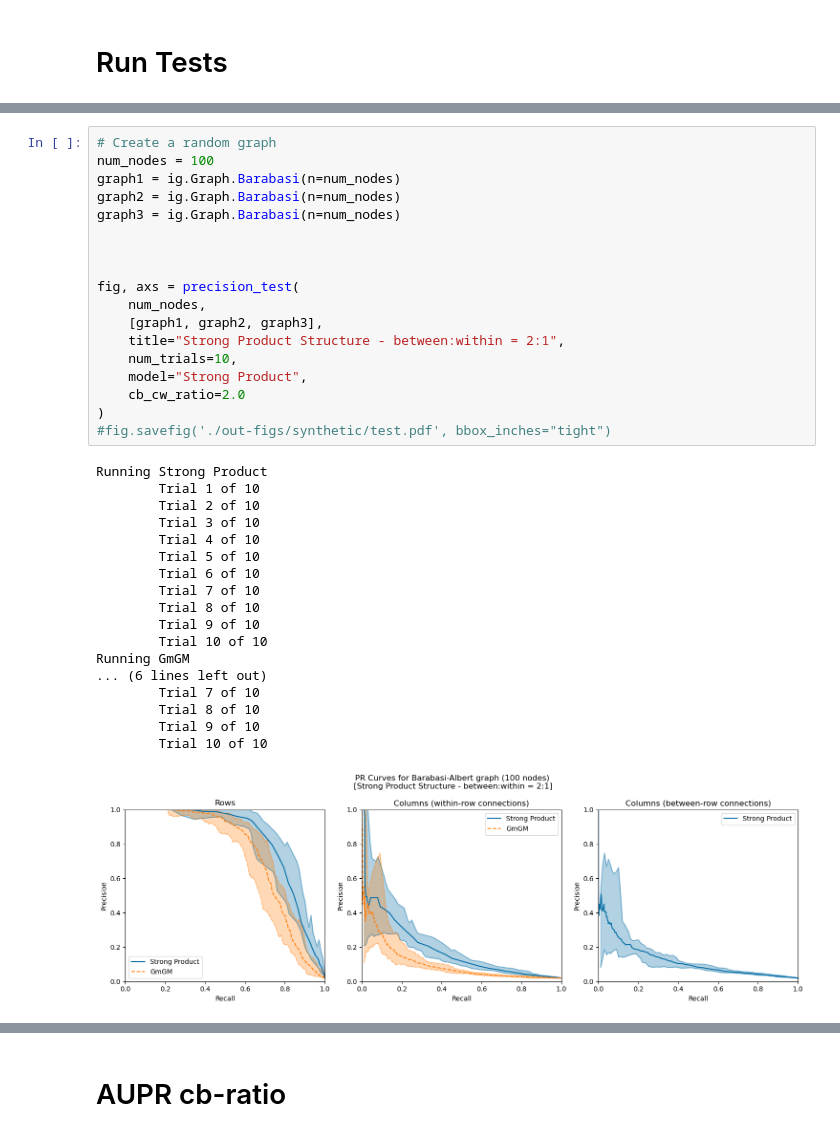
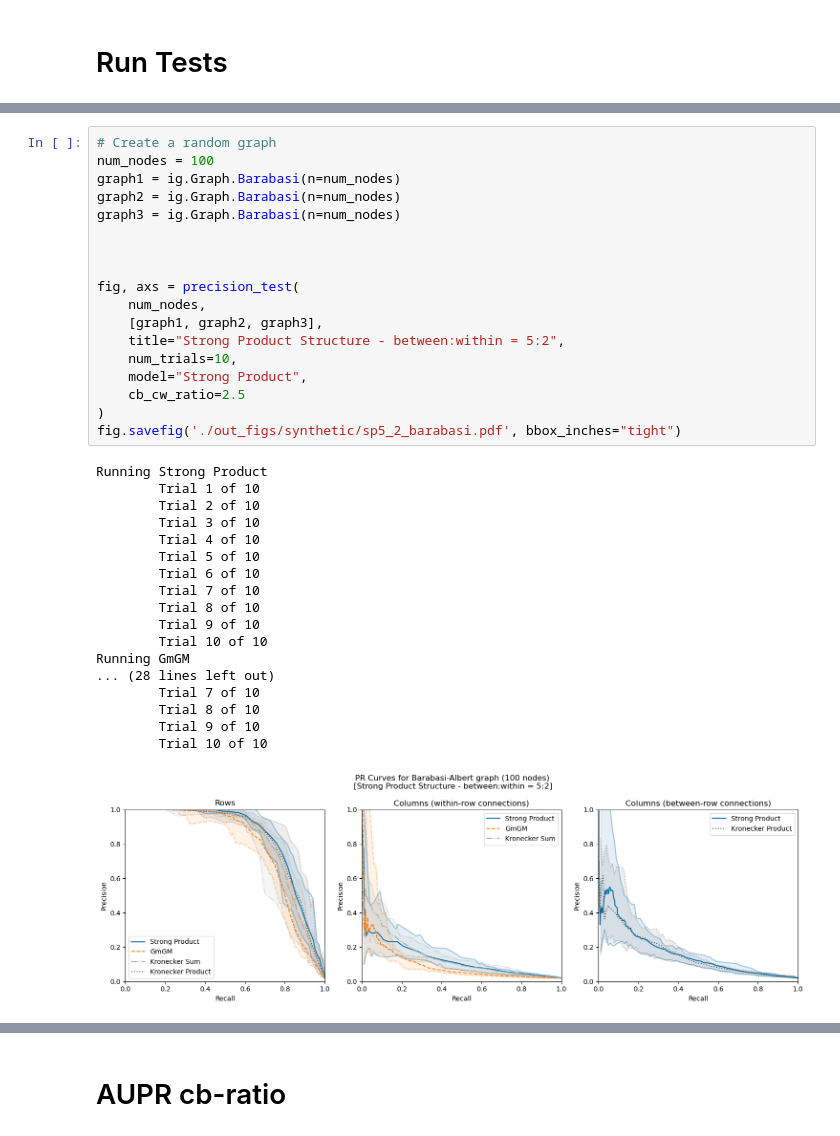
Before and after one commit to BaileyAndrew/Strong-Product-Model, a Jupyter notebook: synthetic.ipynb, the cells around one changed output, grey strips where cells are left out. Saved outputs shown, nothing was run; the diff lists cells and outputs as text.

```diff
--- a/synthetic.ipynb
+++ b/synthetic.ipynb
@@ -532,35 +699,35 @@ Running GmGM
 num_nodes = 100
 graph1 = ig.Graph.Barabasi(n=num_nodes)
 graph2 = ig.Graph.Barabasi(n=num_nodes)
 graph3 = ig.Graph.Barabasi(n=num_nodes)
 
 
 
 fig, axs = precision_test(
     num_nodes,
     [graph1, graph2, graph3],
-    title="Strong Product Structure - between:within = 2:1",
+    title="Strong Product Structure - between:within = 5:2",
     num_trials=10,
     model="Strong Product",
-    cb_cw_ratio=2.0
+    cb_cw_ratio=2.5
 )
-#fig.savefig('./out-figs/synthetic/test.pdf', bbox_inches="tight")
+fig.savefig('./out_figs/synthetic/sp5_2_barabasi.pdf', bbox_inches="tight")
 # %% [output]
 Running Strong Product
         Trial 1 of 10
         Trial 2 of 10
         Trial 3 of 10
         Trial 4 of 10
         Trial 5 of 10
         Trial 6 of 10
         Trial 7 of 10
         Trial 8 of 10
         Trial 9 of 10
         Trial 10 of 10
 Running GmGM
-... (6 lines left out)
+... (28 lines left out)
         Trial 7 of 10
         Trial 8 of 10
         Trial 9 of 10
         Trial 10 of 10
-[figure, old version]
+[figure, new version]
```
Also changed, not shown: parts of 15 cells of this notebook, 14 other files.
